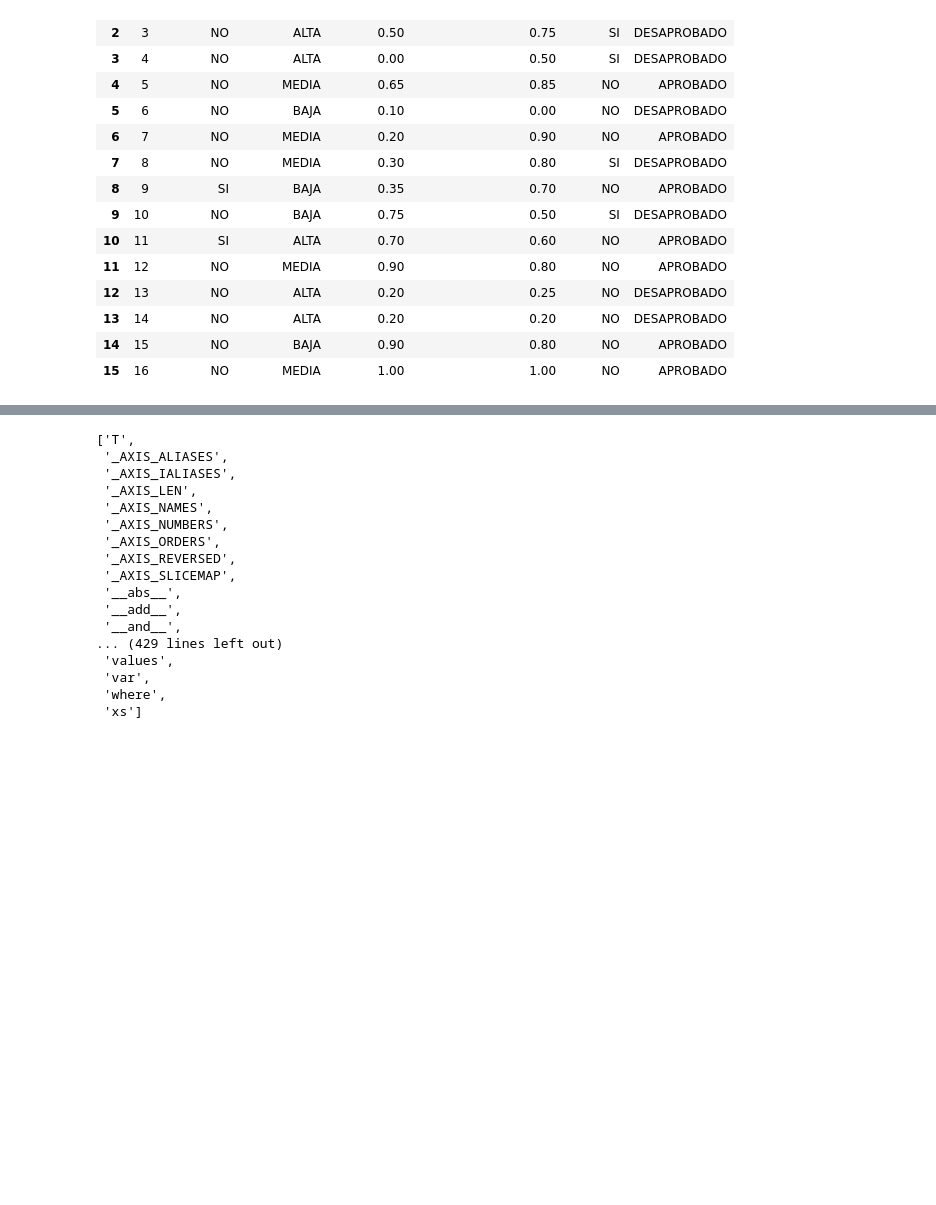
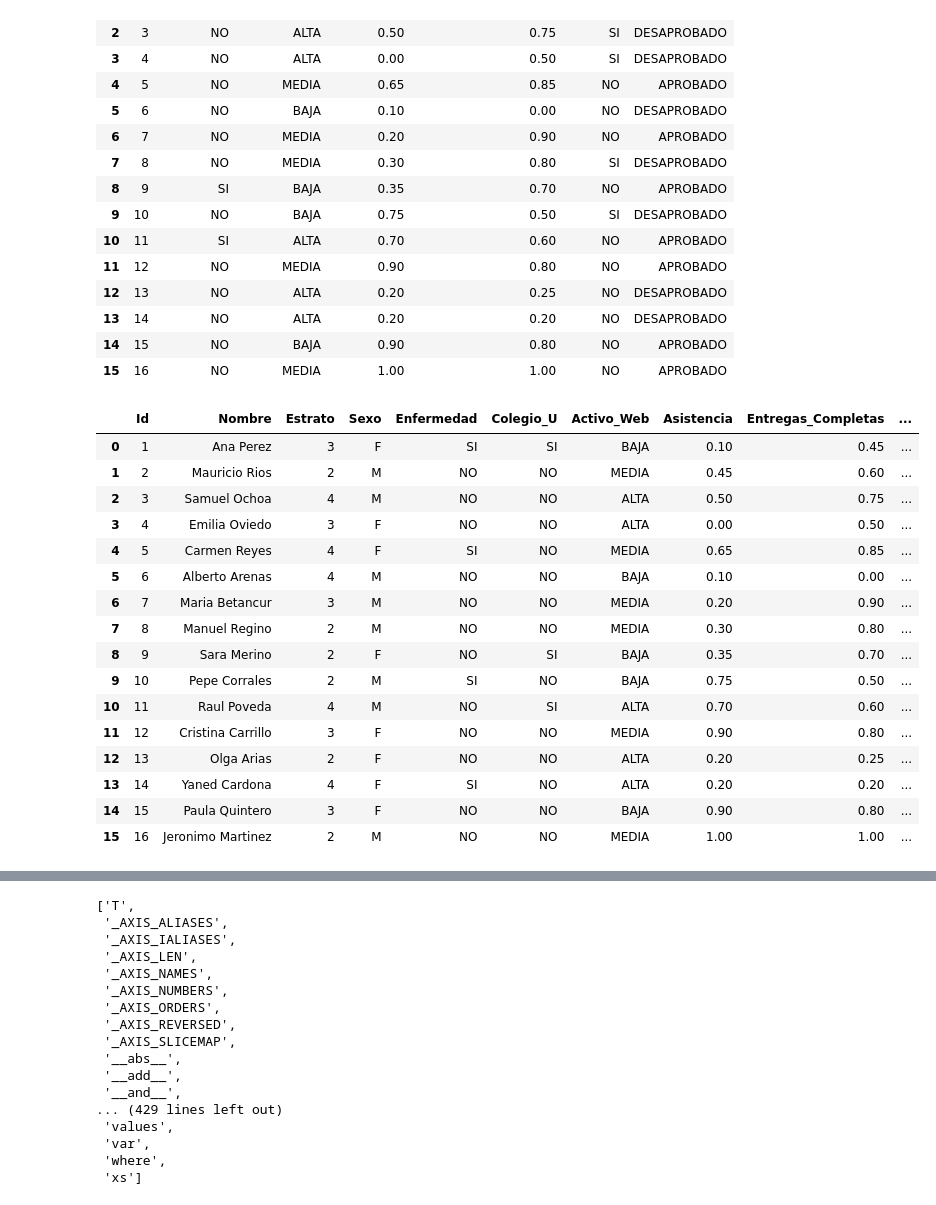
Before and after one commit to romualdo97/data_mining_studies, a Jupyter notebook: python_jupyter_notebook/1_introduction/0_data_preprocessing.ipynb, the cells around one changed output, grey strips where cells are left out. Cells and saved outputs as stored; diff of their text form; code cells hidden in the pictures; blank space fills up the shorter version.

Commit message:
Dong some descriptive analysis to data

```diff
--- a/python_jupyter_notebook/1_introduction/0_data_preprocessing.ipynb
+++ b/python_jupyter_notebook/1_introduction/0_data_preprocessing.ipynb
@@ -53,9 +53,28 @@ datos2 # framedata 2
 # %%
 # 2. INTEGRATE DATA
 
 # make a sql join between framedata 1 and framedata 2
 # read sql comparision here: https://pandas.pydata.org/pandas-docs/stable/comparison_with_sql.html
 data = pd.merge(datos1, datos2, on='Id')
+data
+# %% [output]
+|  | Id | Nombre | Estrato | Sexo | Enfermedad | Colegio_U | Activo_Web | Asistencia | Entregas_Completas | ... |
+| 0 | 1 | Ana Perez | 3 | F | SI | SI | BAJA | 0.10 | 0.45 | ... |
+| 1 | 2 | Mauricio Rios | 2 | M | NO | NO | MEDIA | 0.45 | 0.60 | ... |
+| 2 | 3 | Samuel Ochoa | 4 | M | NO | NO | ALTA | 0.50 | 0.75 | ... |
+| 3 | 4 | Emilia Oviedo | 3 | F | NO | NO | ALTA | 0.00 | 0.50 | ... |
+| 4 | 5 | Carmen Reyes | 4 | F | SI | NO | MEDIA | 0.65 | 0.85 | ... |
+| 5 | 6 | Alberto Arenas | 4 | M | NO | NO | BAJA | 0.10 | 0.00 | ... |
+| 6 | 7 | Maria Betancur | 3 | M | NO | NO | MEDIA | 0.20 | 0.90 | ... |
+| 7 | 8 | Manuel Regino | 2 | M | NO | NO | MEDIA | 0.30 | 0.80 | ... |
+| 8 | 9 | Sara Merino | 2 | F | NO | SI | BAJA | 0.35 | 0.70 | ... |
+| 9 | 10 | Pepe Corrales | 2 | M | SI | NO | BAJA | 0.75 | 0.50 | ... |
+| 10 | 11 | Raul Poveda | 4 | M | NO | SI | ALTA | 0.70 | 0.60 | ... |
+| 11 | 12 | Cristina Carrillo | 3 | F | NO | NO | MEDIA | 0.90 | 0.80 | ... |
+| 12 | 13 | Olga Arias | 2 | F | NO | NO | ALTA | 0.20 | 0.25 | ... |
+| 13 | 14 | Yaned Cardona | 4 | F | SI | NO | ALTA | 0.20 | 0.20 | ... |
+| 14 | 15 | Paula Quintero | 3 | F | NO | NO | BAJA | 0.90 | 0.80 | ... |
+| 15 | 16 | Jeronimo Martinez | 2 | M | NO | NO | MEDIA | 1.00 | 1.00 | ... |
 # %%
 # 3. DESCRIPTIVE ANALISIS
 
```
Also changed, not shown: parts of 7 cells of this notebook.
